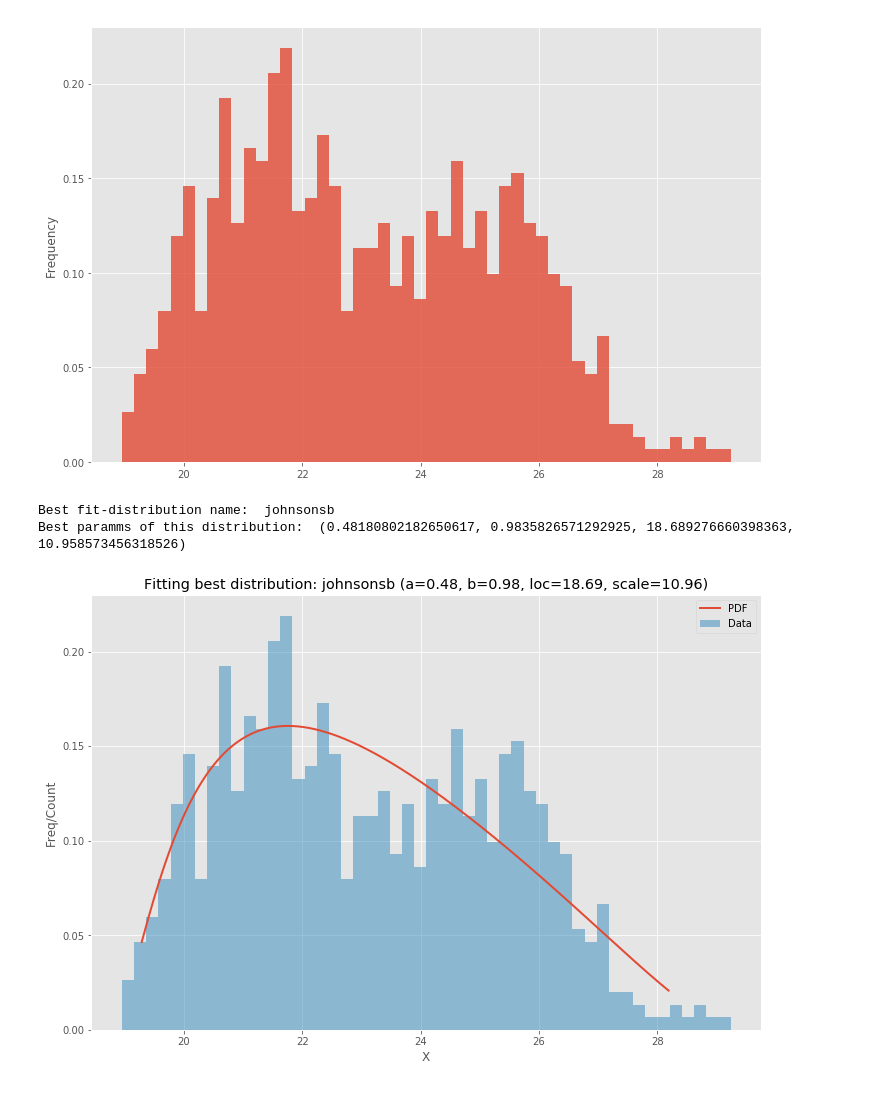
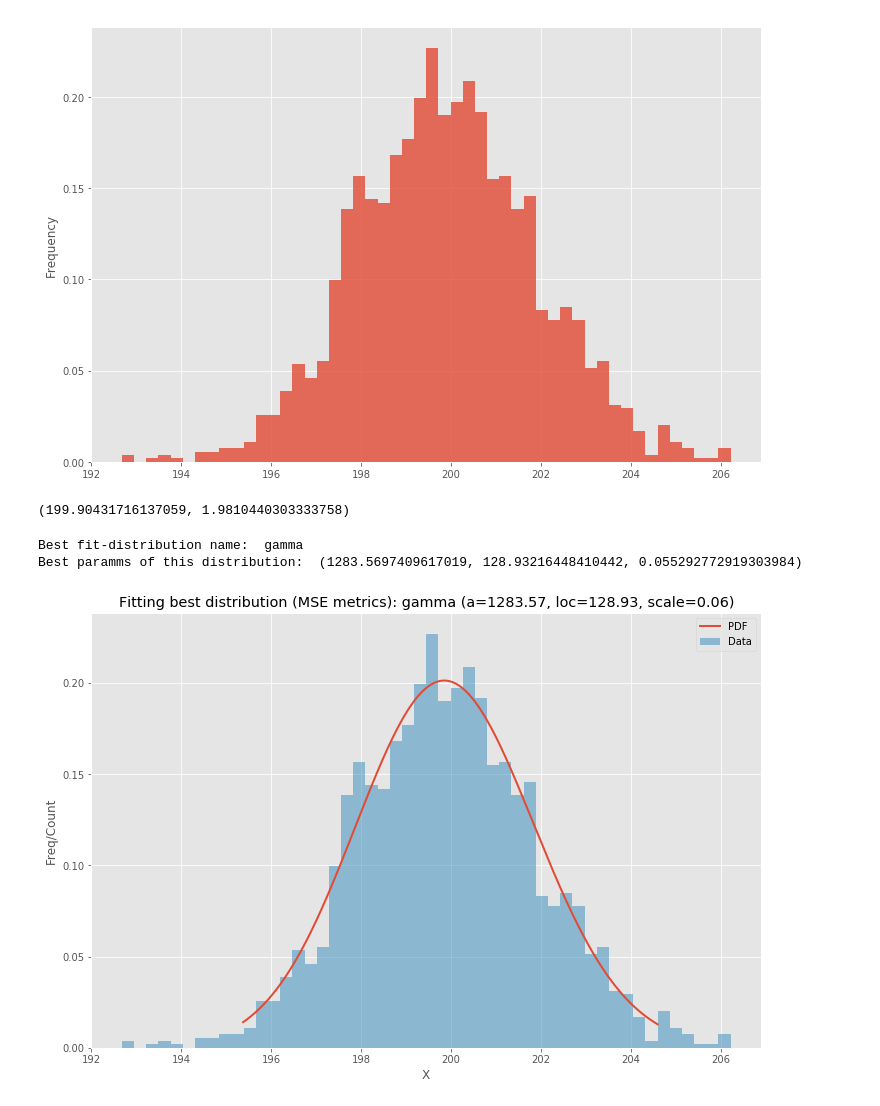
Before and after one commit to tmkpte/MatLabRepository, a Jupyter notebook: Distribution_Recognizer/Distribution_recogn.ipynb, the cells around one changed output. Cells and saved outputs as stored; diff of their text form; code cells hidden in the pictures.

Commit message:
New sets of params
Added Kolmogorv-Smirnov stats-test, combo plot, file writer and params dict with p-value

```diff
--- a/Distribution_Recognizer/Distribution_recogn.ipynb
+++ b/Distribution_Recognizer/Distribution_recogn.ipynb
@@ -20,22 +21,24 @@ def best_fit_distribution(data, bins=200, ax=None):
     x = (x + np.roll(x, -1))[:-1] / 2.0
 
     # Distributions to check
-    DISTRIBUTIONS = [
-        st.alpha,st.anglit,st.arcsine,st.beta,st.betaprime,st.bradford,st.burr,st.cauchy,st.chi,st.chi2,st.cosine,
-        st.dgamma,st.dweibull,st.erlang,st.expon,st.exponnorm,st.exponweib,st.exponpow,st.f,st.fatiguelife,st.fisk,
-        st.foldcauchy,st.foldnorm,st.frechet_r,st.frechet_l,st.genlogistic,st.genpareto,st.gennorm,st.genexpon,
-        st.genextreme,st.gausshyper,st.gamma,st.gengamma,st.genhalflogistic,st.gilbrat,st.gompertz,st.gumbel_r,
-        st.gumbel_l,st.halfcauchy,st.halflogistic,st.halfnorm,st.halfgennorm,st.hypsecant,st.invgamma,st.invgauss,
-        st.invweibull,st.johnsonsb,st.johnsonsu,st.ksone,st.kstwobign,st.laplace,st.levy,st.levy_l,st.levy_stable,
-        st.logistic,st.loggamma,st.loglaplace,st.lognorm,st.lomax,st.maxwell,st.mielke,st.nakagami,st.ncx2,st.ncf,
-        st.nct,st.norm,st.pareto,st.pearson3,st.powerlaw,st.powerlognorm,st.powernorm,st.rdist,st.reciprocal,
-        st.rayleigh,st.rice,st.recipinvgauss,st.semicircular,st.t,st.triang,st.truncexpon,st.truncnorm,st.tukeylambda,
-        st.uniform,st.vonmises,st.vonmises_line,st.wald,st.weibull_min,st.weibull_max,st.wrapcauchy
-    ]
+    #DISTRIBUTIONS = [
+     #   st.alpha,st.anglit,st.arcsine,st.beta,st.betaprime,st.bradford,st.burr,st.cauchy,st.chi,st.chi2,st.cosine,
+      #  st.dgamma,st.dweibull,st.erlang,st.expon,st.exponnorm,st.exponweib,st.exponpow,st.f,st.fatiguelife,st.fisk,
+     #   st.foldcauchy,st.foldnorm,st.frechet_r,st.frechet_l,st.genlogistic,st.genpareto,st.gennorm,st.genexpon,
+      #  st.genextreme,st.gausshyper,st.gamma,st.gengamma,st.genhalflogistic,st.gilbrat,st.gompertz,st.gumbel_r,
+       # st.gumbel_l,st.halfcauchy,st.halflogistic,st.halfnorm,st.halfgennorm,st.hypsecant,st.invgamma,st.invgauss,
+        #st.invweibull,st.johnsonsb,st.johnsonsu,st.ksone,st.kstwobign,st.laplace,st.levy,st.levy_l,st.levy_stable,
+     #   st.logistic,st.loggamma,st.loglaplace,st.lognorm,st.lomax,st.maxwell,st.mielke,st.nakagami,st.ncx2,st.ncf,
+      #  st.nct,st.norm,st.pareto,st.pearson3,st.powerlaw,st.powerlognorm,st.powernorm,st.rdist,st.reciprocal,
+       # st.rayleigh,st.rice,st.recipinvgauss,st.semicircular,st.t,st.triang,st.truncexpon,st.truncnorm,st.tukeylambda,
+        #st.uniform,st.vonmises,st.vonmises_line,st.wald,st.weibull_min,st.weibull_max,st.wrapcauchy
+    #]
+    DISTRIBUTIONS = [st.gamma, st.norm, st.chi2, st.expon, st.weibull_min]
 
     best_distribution = st.norm
     best_params = (0.0, 1.0)
     best_sse = np.inf
+    Distributer = {}
 
     # Distribution parameters
     for distribution in DISTRIBUTIONS:
@@ -57,6 +60,10 @@ def best_fit_distribution(data, bins=200, ax=None):
                 # Calculate fitted pdf
                 pdf = distribution.pdf(x, loc=loc, scale=scale, *arg)
                 sse = np.sum(np.power(y - pdf, 2.0))
+                Distributer[distribution.name] = (loc,scale,
+                                                  *arg, st.ks_2samp(data,distribution.rvs(*arg,loc = loc, scale = scale,size = len(data))).pvalue)
+
+
 
                 # axis work
                 try:
@@ -75,4 +82,7 @@ def best_fit_distribution(data, bins=200, ax=None):
         except Exception:
             pass
 
-    return (best_distribution.name, best_params)
+
+
+
+    return (best_distribution.name, best_params, Distributer)
@@ -79,7 +93,8 @@ def best_fit_distribution(data, bins=200, ax=None):
 # %%
 #dataset inplace. Import from statsmodels library
 
-data = pd.Series(sm.datasets.elnino.load_pandas().data.set_index('YEAR').values.ravel())
+#data = pd.Series(sm.datasets.elnino.load_pandas().data.set_index('YEAR').values.ravel())
+data = pd.Series(np.random.normal(loc = 200,scale = 2.0, size = (2000)))
 # %%
 # normed hist - non
 plt.figure(figsize=(12,8))
@@ -91,7 +106,7 @@ ax = data.plot(kind='hist', bins=50, normed=False, alpha=0.8);
 plt.figure(figsize=(12,8))
 ax = data.plot(kind='hist', bins=50, normed=True, alpha=0.8);
 # %% [output]
-[figure, old version]
+[figure, new version]
 # %%
 def make_pdf(dist, params, size=10000):
 
@@ -113,28 +128,35 @@ def make_pdf(dist, params, size=10000):
     return pdf
 # %%
 # Find best fit distribution
-best_fit_name, best_fir_paramms = best_fit_distribution(data, 200, ax)
+best_fit_name, best_fir_paramms,kolmogorov_dict = best_fit_distribution(data, 200, ax)
 best_dist = getattr(st, best_fit_name)
+top_ks_dist_name, top_ks_fir_paramms = sorted(kolmogorov_dict.items(), key=lambda x: x[1][-1],reverse=True)[0][0], sorted(kolmogorov_dict.items(), key=lambda x: x[1][-1],reverse=True)[0][1][:-1]
+top_dist = getattr(st, top_ks_dist_name)
+# %%
+top_ks_fir_paramms
+# %% [output]
+(199.90431716137059, 1.9810440303333758)
 # %%
 # Make pdf
 pdf = make_pdf(best_dist, best_fir_paramms)
+
 print('Best fit-distribution name: ', best_fit_name)
 print('Best paramms of this distribution: ', best_fir_paramms)
 
 # Display
 plt.figure(figsize=(12,8));
 ax = pdf.plot(lw=2, label='PDF', legend=True)
 data.plot(kind='hist', bins=50, normed=True, alpha=0.5, label='Data', legend=True, ax=ax)
 
 param_names = (best_dist.shapes + ', loc, scale').split(', ') if best_dist.shapes else ['loc', 'scale']
 param_str = ', '.join(['{}={:0.2f}'.format(k,v) for k,v in zip(param_names, best_fir_paramms)])
 dist_str = '{} ({})'.format(best_fit_name, param_str)
 
 
-plt.title('Fitting best distribution: '+dist_str);
+plt.title('Fitting best distribution (MSE metrics): '+dist_str);
 plt.xlabel('X');
 plt.ylabel('Freq/Count');
 # %% [output]
-Best fit-distribution name:  johnsonsb
-Best paramms of this distribution:  (0.48180802182650617, 0.9835826571292925, 18.689276660398363, 10.958573456318526)
+Best fit-distribution name:  gamma
+Best paramms of this distribution:  (1283.5697409617019, 128.93216448410442, 0.055292772919303984)
-[figure, old version]
+[figure, new version]
```
Also changed, not shown: parts of 32 cells of this notebook, 5 other files.
